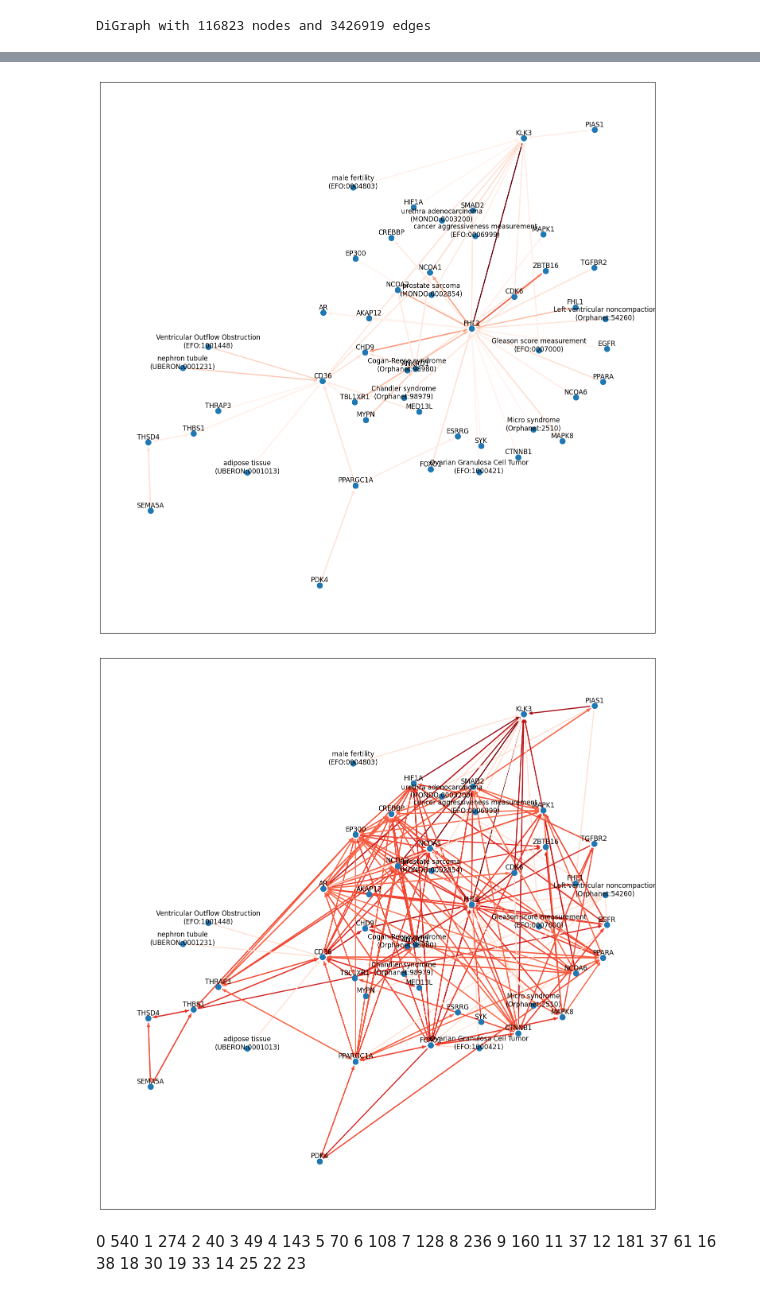
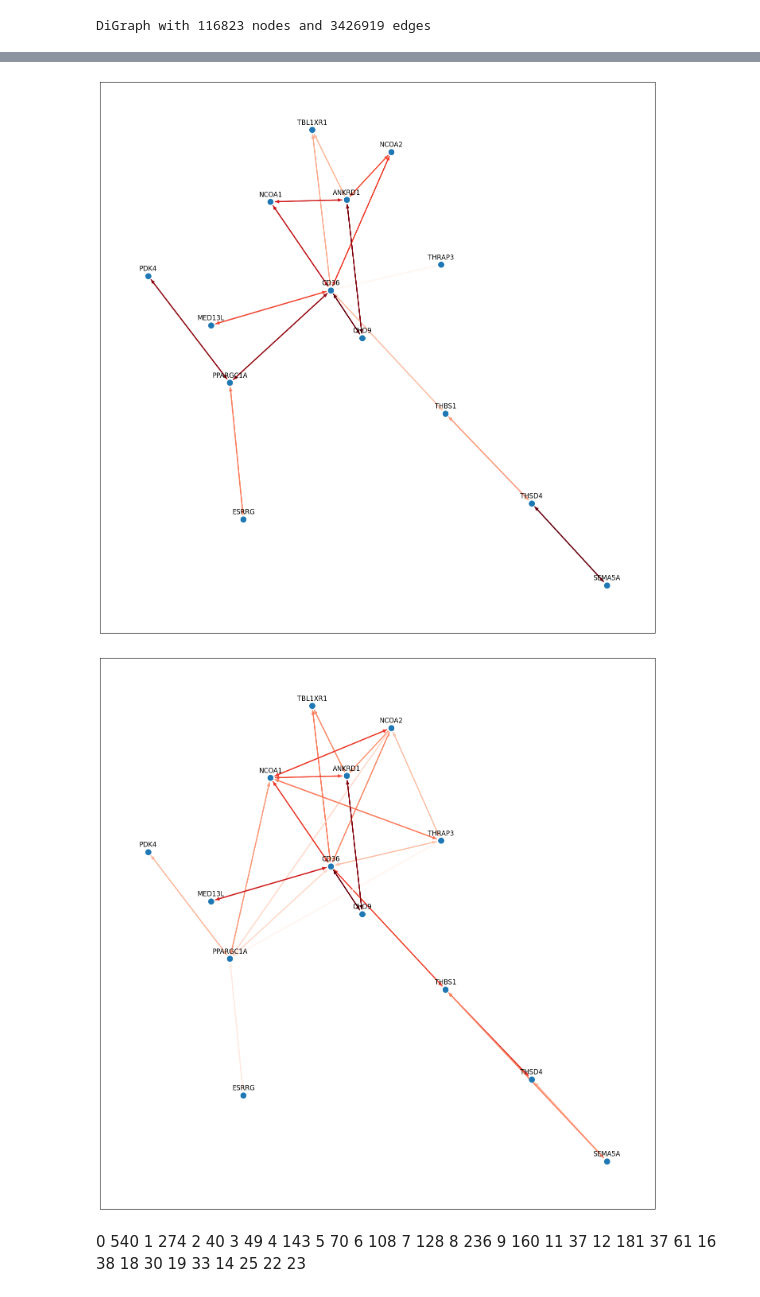
Before and after one commit to mjoppich/PICASO, a Jupyter notebook: scripts/create_basic_knowledgegraph.ipynb, the cells around one changed output, grey strips where cells are left out. Cells and saved outputs as stored; diff of their text form; code cells hidden in the pictures.

```diff
--- a/scripts/create_basic_knowledgegraph.ipynb
+++ b/scripts/create_basic_knowledgegraph.ipynb
@@ -370,5 +376,5 @@ len([x for x in kg.kg.edges if kg.kg.edges[x].get("score", 0) > 0.5])
 # %%
-sub_kg = kg.kg.edge_subgraph([x for x in kg.kg.edges if kg.kg.edges[x].get("score", 0) > 3.0]).copy()
+sub_kg = exprKGs["Cardiomyocyte"].kg.edge_subgraph([x for x in exprKGs["Cardiomyocyte"].kg.edges if exprKGs["Cardiomyocyte"].kg.edges[x].get("score", 0) > 3.0]).copy()
 sub_kg_ud = sub_kg.to_undirected()
 print(sub_kg)
 # %% [output]
@@ -434,15 +435,15 @@ def plot_graph(G, close=True, pos=None):
 # %%
 matplotlib.rcParams['figure.figsize'] = [18, 18]
 
-pos=plot_graph(sub_kg.subgraph(rev_partition[4]))
+pos=plot_graph(sub_kg.subgraph(rev_partition[10]))
 # %% [output]
-[figure, old version]
+[figure, new version]
 # %%
 matplotlib.rcParams['figure.figsize'] = [18, 18]
 
-_=plot_graph(exprKGs["Fibroblast"].kg.subgraph(rev_partition[4]), pos=pos)
+_=plot_graph(exprKGs["Fibroblast"].kg.subgraph(rev_partition[10]), pos=pos)
 # %% [output]
-[figure, old version]
+[figure, new version]
 # %%
 import pickle
 
```
Also changed, not shown: parts of 10 cells of this notebook.
